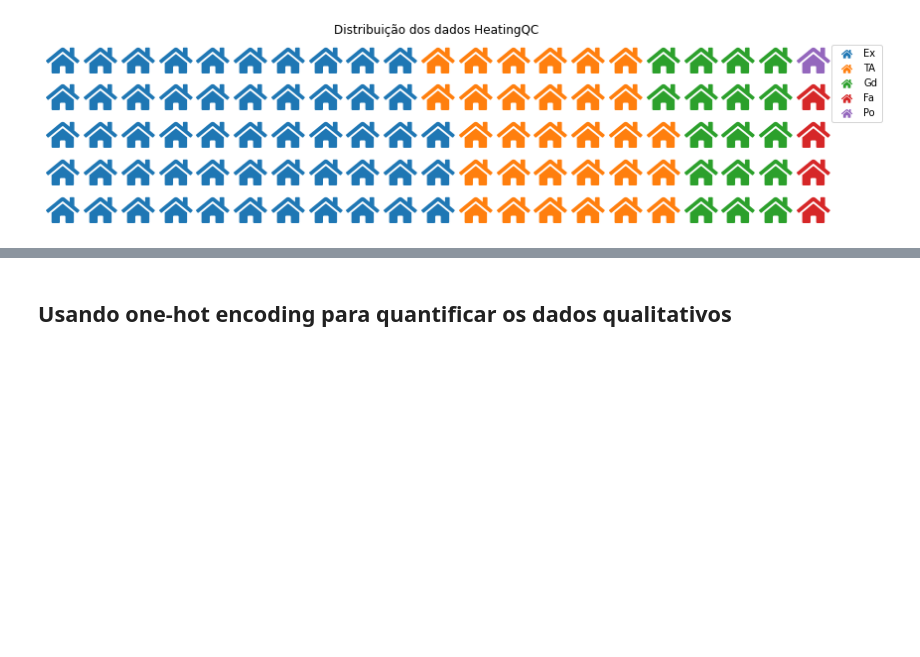
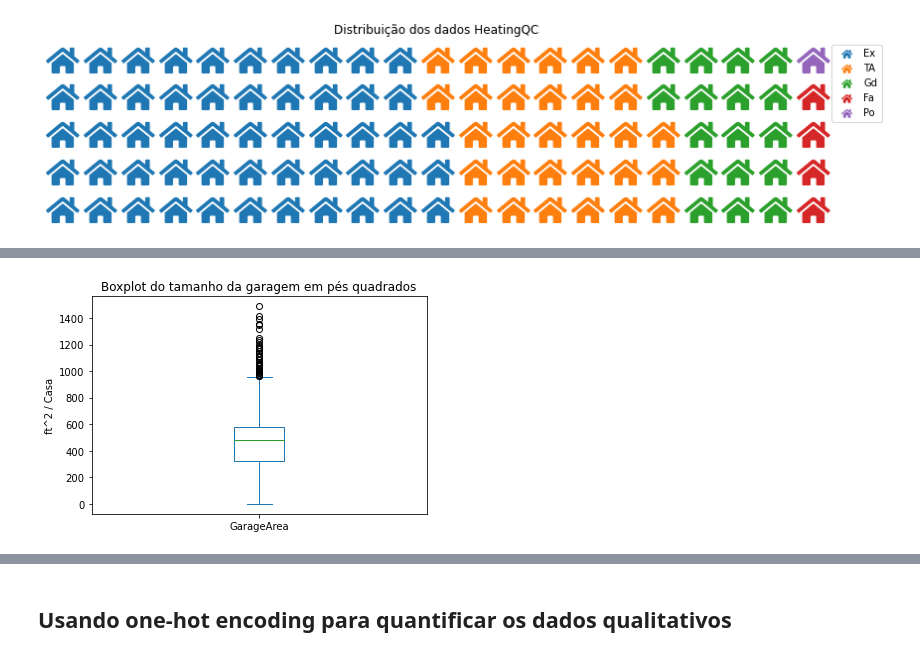
Before and after one commit to fabioheiji/mqaa, a Jupyter notebook: Analises_Descritivas.ipynb, the cells around one changed output, grey strips where cells are left out. Saved outputs shown, nothing was run; the diff lists cells and outputs as text; code cells hidden in the pictures; blank space fills up the shorter version.

```diff
--- a/Analises_Descritivas.ipynb
+++ b/Analises_Descritivas.ipynb
@@ -103,0 +111,7 @@ plt.show()
+# %%
+base[['GarageArea']].plot(kind='box')
+plt.title('Boxplot do tamanho da garagem em pés quadrados')
+plt.ylabel('ft^2 / Casa')
+plt.show()
+# %% [output]
+[figure, added]
```
Also changed, not shown: parts of 2 cells of this notebook.
